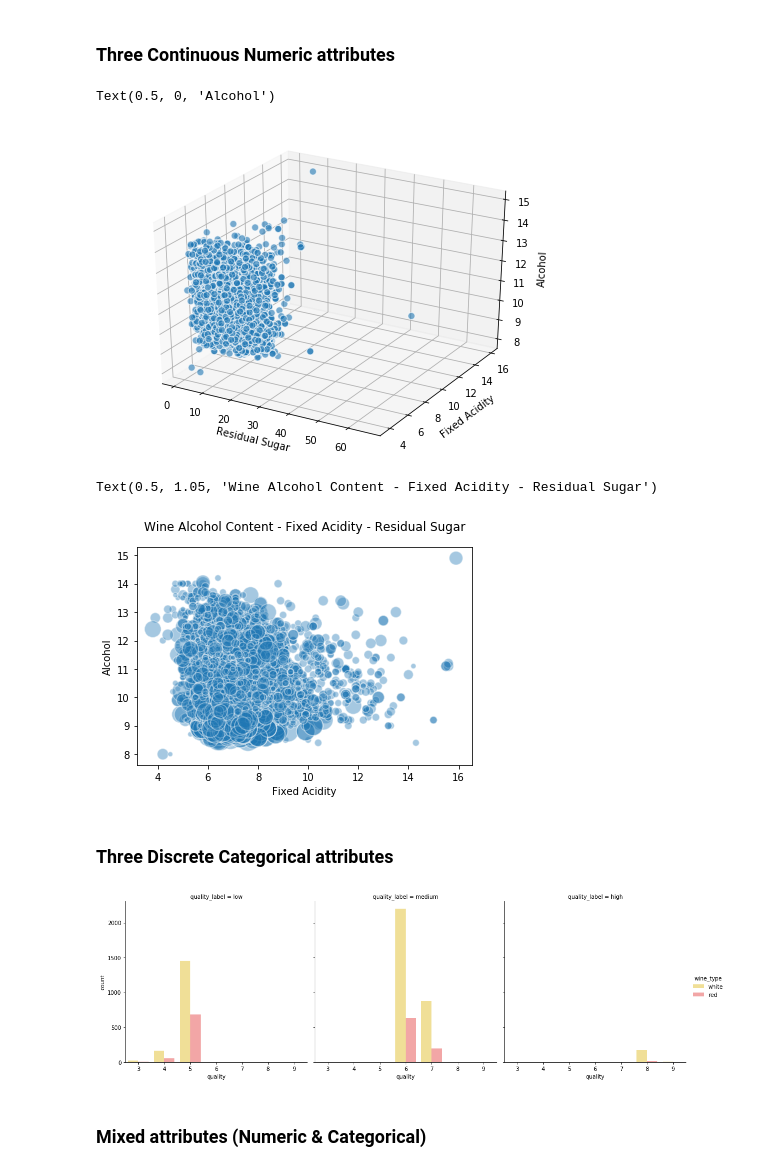
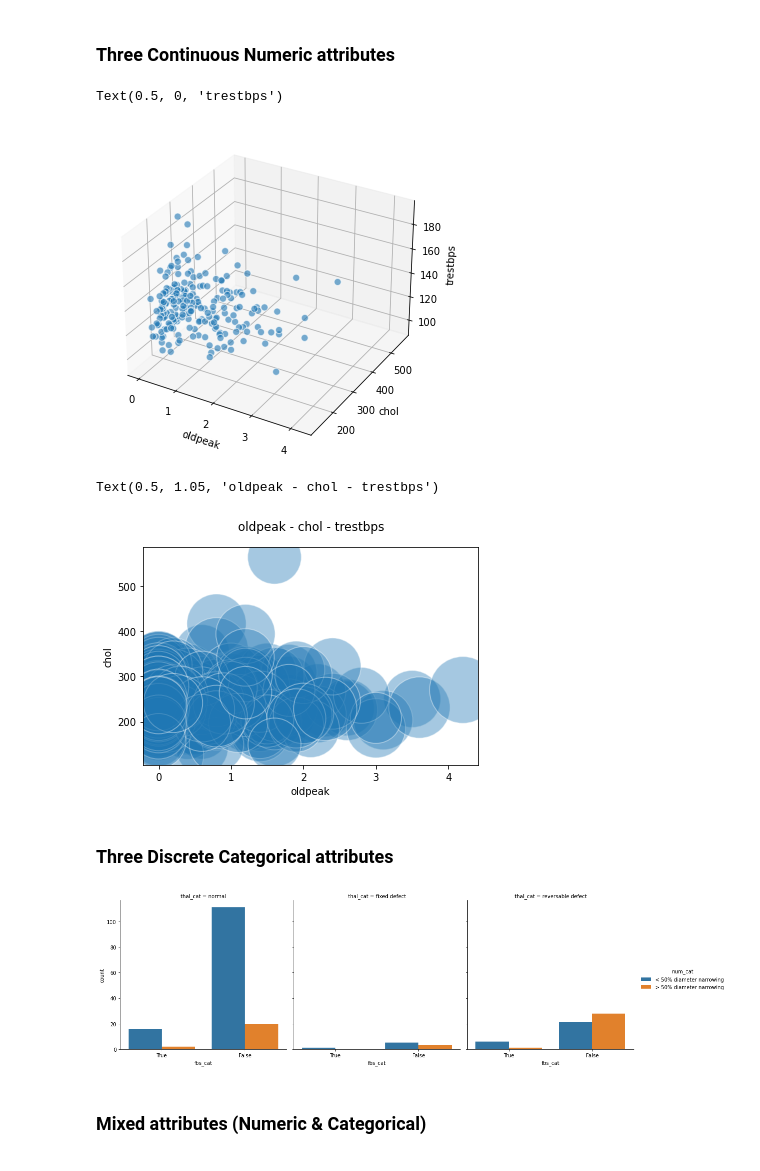
Before and after one commit to se21m024/DataScience, a Jupyter notebook: Exercise 1/se21m024_Stummer_ex1_Data_Visualization_Small.ipynb, the cells around one changed output. Cells and saved outputs as stored; diff of their text form; code cells hidden in the pictures.

```diff
--- a/Exercise 1/se21m024_Stummer_ex1_Data_Visualization_Small.ipynb
+++ b/Exercise 1/se21m024_Stummer_ex1_Data_Visualization_Small.ipynb
@@ -543,36 +450,34 @@ t = fig.suptitle('Wine Attributes Pairwise Plots', fontsize=14)
 # %%
 fig = plt.figure(figsize=(8, 6))
 ax = fig.add_subplot(111, projection='3d')
 
-xs = wines['residual sugar']
-ys = wines['fixed acidity']
-zs = wines['alcohol']
+xs = data['oldpeak']
+ys = data['chol']
+zs = data['trestbps']
 ax.scatter(xs, ys, zs, s=50, alpha=0.6, edgecolors='w')
 
-ax.set_xlabel('Residual Sugar')
-ax.set_ylabel('Fixed Acidity')
-ax.set_zlabel('Alcohol')
+ax.set_xlabel('oldpeak')
+ax.set_ylabel('chol')
+ax.set_zlabel('trestbps')
 # %% [output]
-Text(0.5, 0, 'Alcohol')
+Text(0.5, 0, 'trestbps')
-[figure, old version]
+[figure, new version]
 # %%
-plt.scatter(wines['fixed acidity'], wines['alcohol'], s=wines['residual sugar']*25,
+plt.scatter(data['oldpeak'], data['chol'], s=data['trestbps']*25,
             alpha=0.4, edgecolors='w')
 
-plt.xlabel('Fixed Acidity')
-plt.ylabel('Alcohol')
-plt.title('Wine Alcohol Content - Fixed Acidity - Residual Sugar',y=1.05)
+plt.xlabel('oldpeak')
+plt.ylabel('chol')
+plt.title('oldpeak - chol - trestbps',y=1.05)
 # %% [output]
-Text(0.5, 1.05, 'Wine Alcohol Content - Fixed Acidity - Residual Sugar')
+Text(0.5, 1.05, 'oldpeak - chol - trestbps')
-[figure, old version]
+[figure, new version]
 # %% [markdown]
 ### Three Discrete Categorical attributes
 # %%
-fc = sns.catplot(x="quality", hue="wine_type", col="quality_label",
-                    data=wines, kind="count",
-                    palette={"red": "#FF9999", "white": "#FFE888"})
+fc = sns.catplot(x="fbs_cat", hue="num_cat", col="thal_cat", data=data, kind="count")
 # %% [output]
-[figure, old version]
+[figure, new version]
 # %% [markdown]
 ### Mixed attributes (Numeric & Categorical)
 # %%
```
Also changed, not shown: parts of 41 cells of this notebook, 1 other file.
